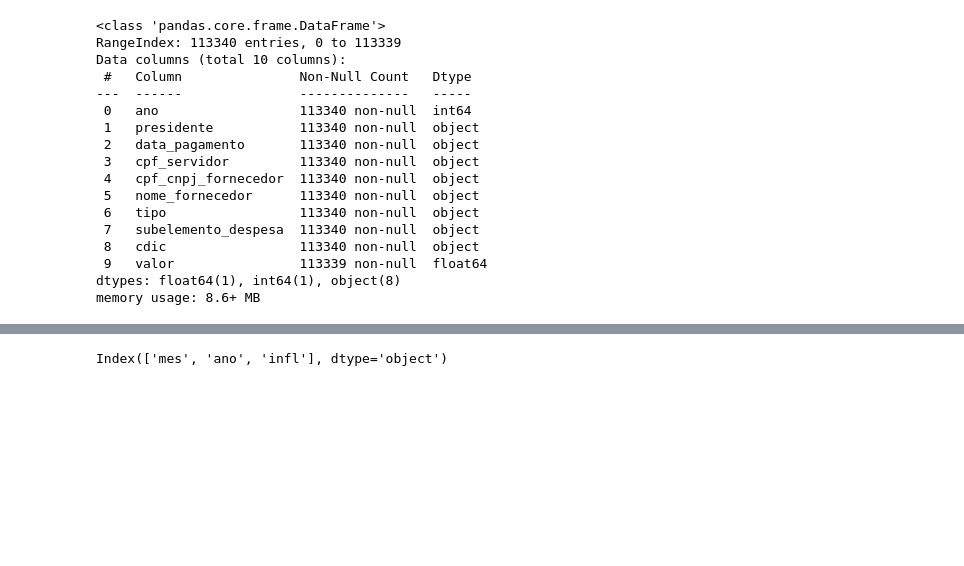
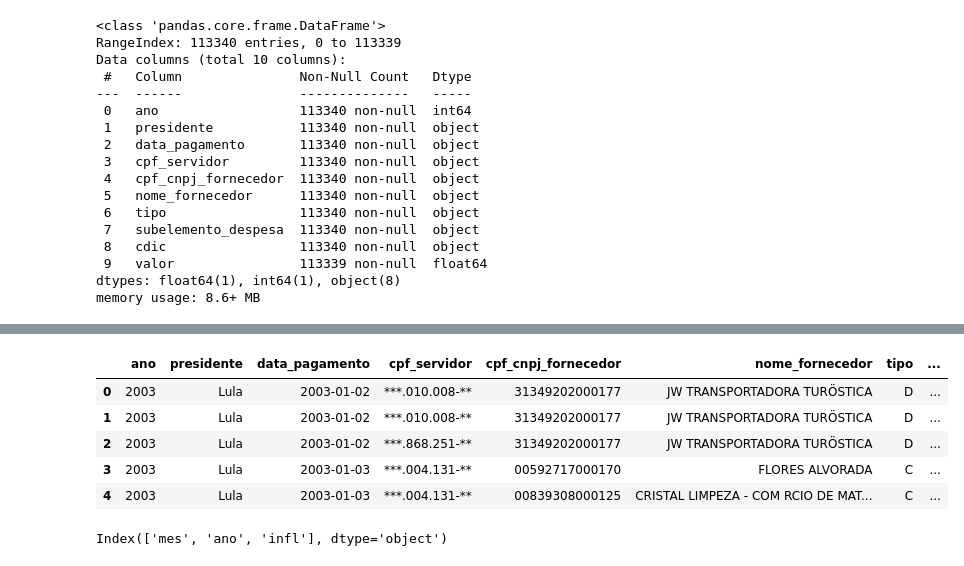
Before and after one commit to felipereis150/gastos_presidenciais, a Jupyter notebook: main.ipynb, the cells around one changed output, grey strips where cells are left out. Cells and saved outputs as stored; diff of their text form; code cells hidden in the pictures; blank space fills up the shorter version.

```diff
--- a/main.ipynb
+++ b/main.ipynb
@@ -27,3 +43,12 @@ memory usage: 8.6+ MB
+# %%
+df.head()
+# %% [output]
+|  | ano | presidente | data_pagamento | cpf_servidor | cpf_cnpj_fornecedor | nome_fornecedor | tipo | ... |
+| 0 | 2003 | Lula | 2003-01-02 | ***.010.008-** | 31349202000177 | JW TRANSPORTADORA TURÖSTICA | D | ... |
+| 1 | 2003 | Lula | 2003-01-02 | ***.010.008-** | 31349202000177 | JW TRANSPORTADORA TURÖSTICA | D | ... |
+| 2 | 2003 | Lula | 2003-01-02 | ***.868.251-** | 31349202000177 | JW TRANSPORTADORA TURÖSTICA | D | ... |
+| 3 | 2003 | Lula | 2003-01-03 | ***.004.131-** | 00592717000170 | FLORES ALVORADA | C | ... |
+| 4 | 2003 | Lula | 2003-01-03 | ***.004.131-** | 00839308000125 | CRISTAL LIMPEZA - COM RCIO DE MAT... | C | ... |
 # %%
 # convertendo coluna para data
 df['data_pagamento'] = pd.to_datetime(df['data_pagamento'])
```
Also changed, not shown: parts of 5 cells of this notebook.
